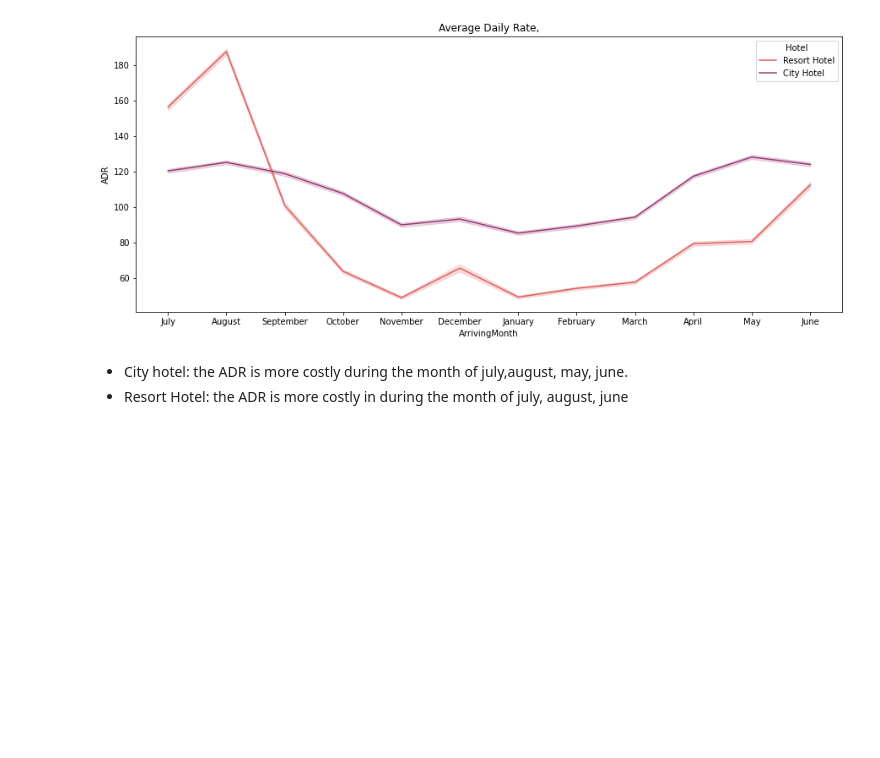
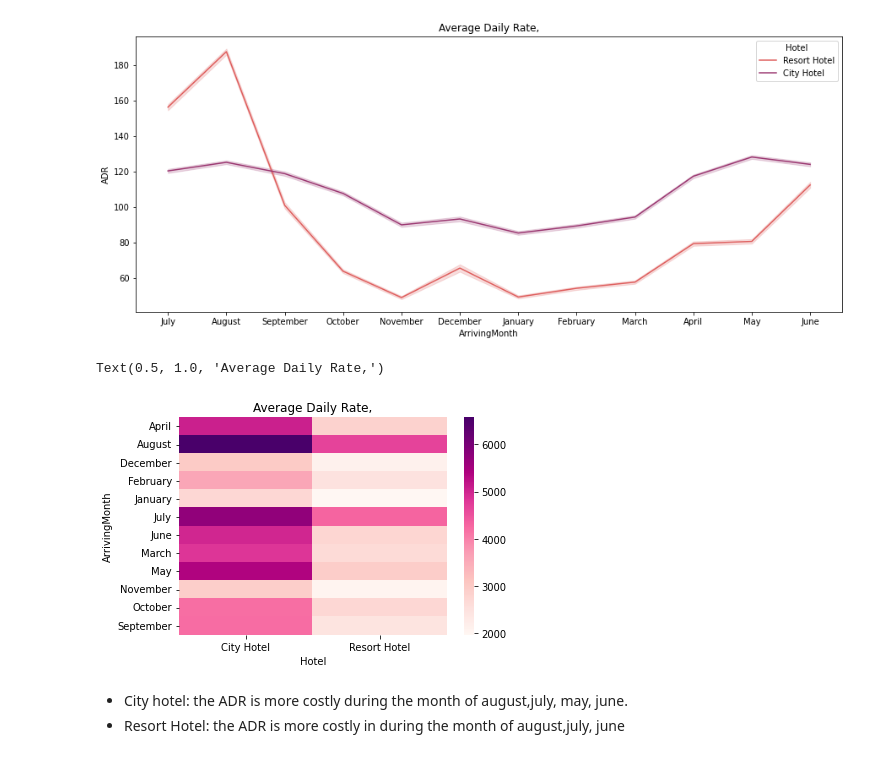
Before and after one commit to ajay4198/Hotel-booking-Analysis-, a Jupyter notebook: Hotel_Booking_Analysis_Capstone_Project.ipynb, the cells around one changed output. Saved outputs shown, nothing was run; the diff lists cells and outputs as text; code cells hidden in the pictures; blank space fills up the shorter version.

```diff
--- a/Hotel_Booking_Analysis_Capstone_Project.ipynb
+++ b/Hotel_Booking_Analysis_Capstone_Project.ipynb
@@ -23,5 +23,5 @@ Mounted at /content/drive/
 # %%
-df=pd.read_csv('/content/drive/MyDrive/Almabetter certificates/capstone project/Hotel Booking Analysis/Hotel Bookings.csv')
+df=pd.read_csv('/content/drive/MyDrive/Hotel Booking Analysis/Hotel Bookings.csv')
 # %%
 # Copy the data set
 data_f=df.copy()
@@ -227,6 +229,7 @@ Here I see that maybe there are few cases in which customer didn't book Hotel by
 data_f['company'].fillna(0,inplace=True)
 data_f['agent'].fillna(0,inplace=True)
 data_f['Country'].fillna(0,inplace=True)
+data_f['Arrivingdate'].fillna(0,inplace=True)
 data_f['Children'].fillna(data_f['Children'].mean(),inplace=True)
 # %% [markdown]
 This column 'children' has 0 as value which means 0 children were present in group of customers who made that transaction.So, 'nan' values are the missing values due to error of recording data.We will replace the null values under this column with mean value of children.
@@ -526,6 +527,11 @@ sns.lineplot(data= data_f,x='ArrivingMonth', y='ADR', hue='Hotel',palette="flare
 plt.show()
 # %% [output]
 [figure]
+# %%
+sns.heatmap(pd.crosstab(data_f.ArrivingMonth,data_f.Hotel),cmap="RdPu").set_title('Average Daily Rate,')
+# %% [output]
+Text(0.5, 1.0, 'Average Daily Rate,')
+[figure, added]
 # %% [markdown]
-*   City hotel: the ADR is more costly during the month of july,august, may, june.
-*   Resort Hotel: the ADR is more costly in during the month of july, august, june
+*   City hotel: the ADR is more costly during the month of august,july, may, june.
+*   Resort Hotel: the ADR is more costly in during the month of  august,july, june
```
Also changed, not shown: parts of 13 cells of this notebook.
